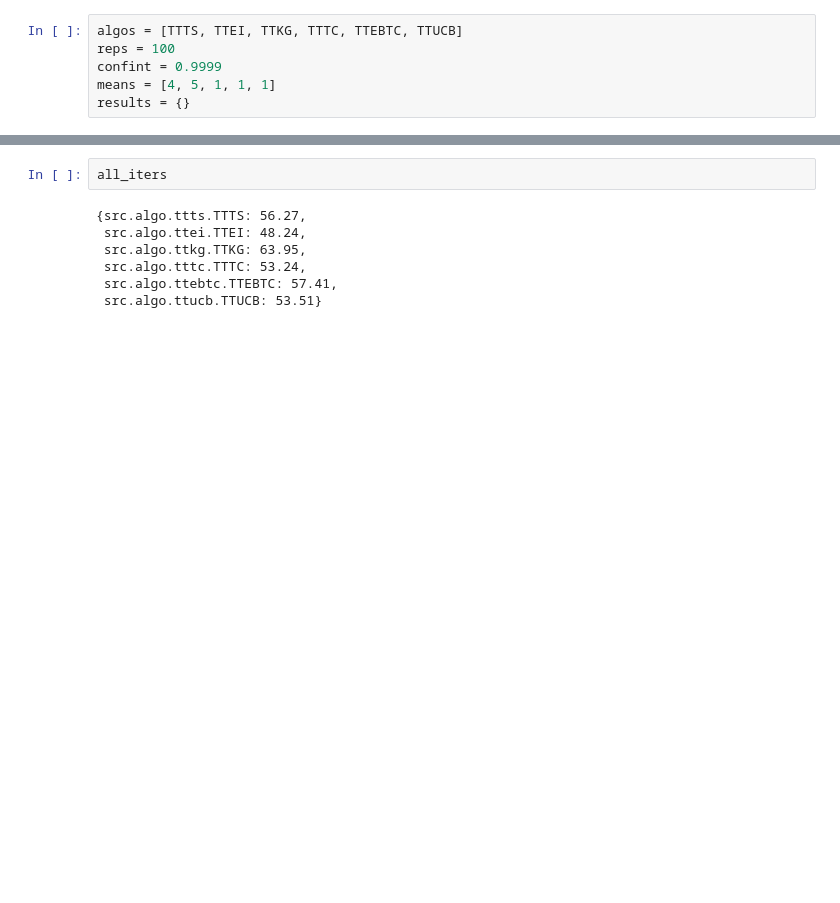
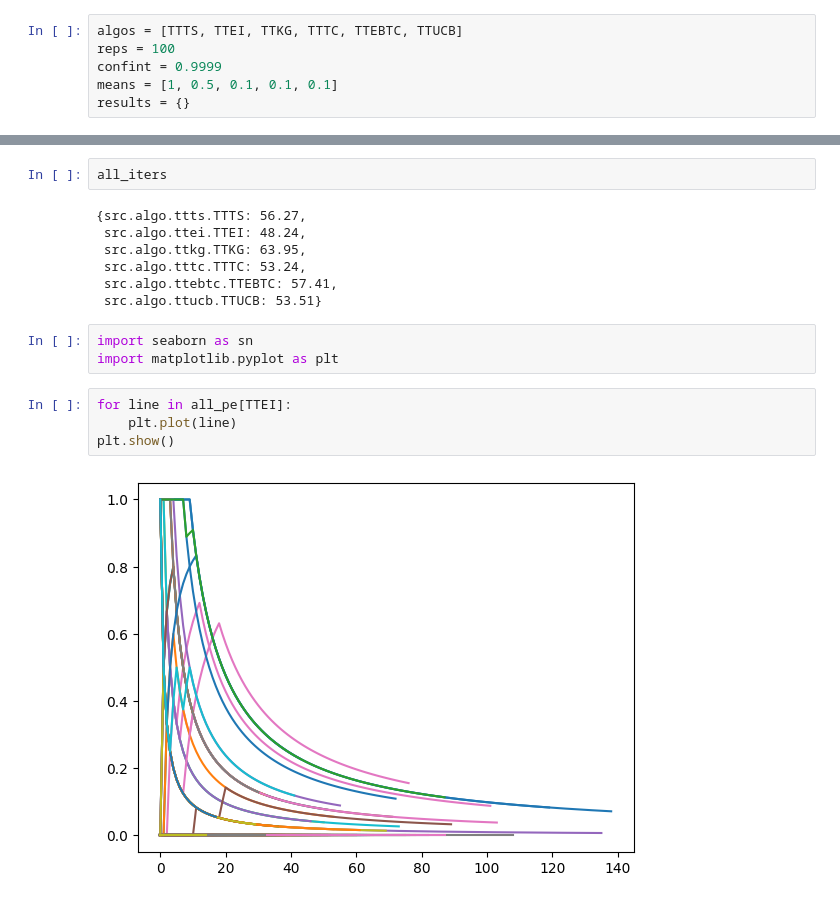
Before and after one commit to JasonCP14/multi-armed-bandits, a Jupyter notebook: notebook.ipynb, the cells around one changed output, grey strips where cells are left out. Cells and saved outputs as stored; diff of their text form; blank space fills up the shorter version.

```diff
--- a/notebook.ipynb
+++ b/notebook.ipynb
@@ -12,6 +14,6 @@ from src.algo.ttucb import TTUCB
 algos = [TTTS, TTEI, TTKG, TTTC, TTEBTC, TTUCB]
 reps = 100
 confint = 0.9999
-means = [4, 5, 1, 1, 1]
+means = [1, 0.5, 0.1, 0.1, 0.1]
 results = {}
 # %% [markdown]
@@ -68,3 +71,12 @@ all_iters
  src.algo.tttc.TTTC: 53.24,
  src.algo.ttebtc.TTEBTC: 57.41,
  src.algo.ttucb.TTUCB: 53.51}
+# %%
+import seaborn as sn
+import matplotlib.pyplot as plt
+# %%
+for line in all_pe[TTEI]:
+    plt.plot(line)
+plt.show()
+# %% [output]
+[figure, added]
```
Also changed, not shown: parts of 6 cells of this notebook, 2 other files.
